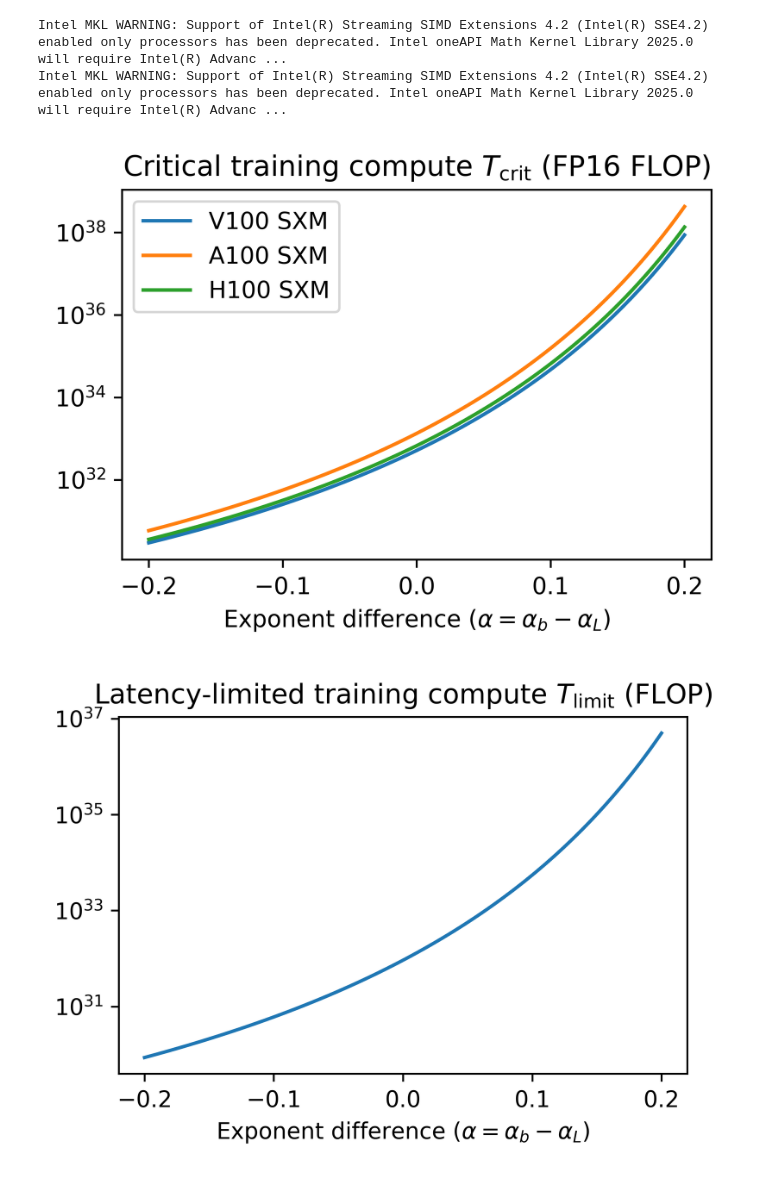
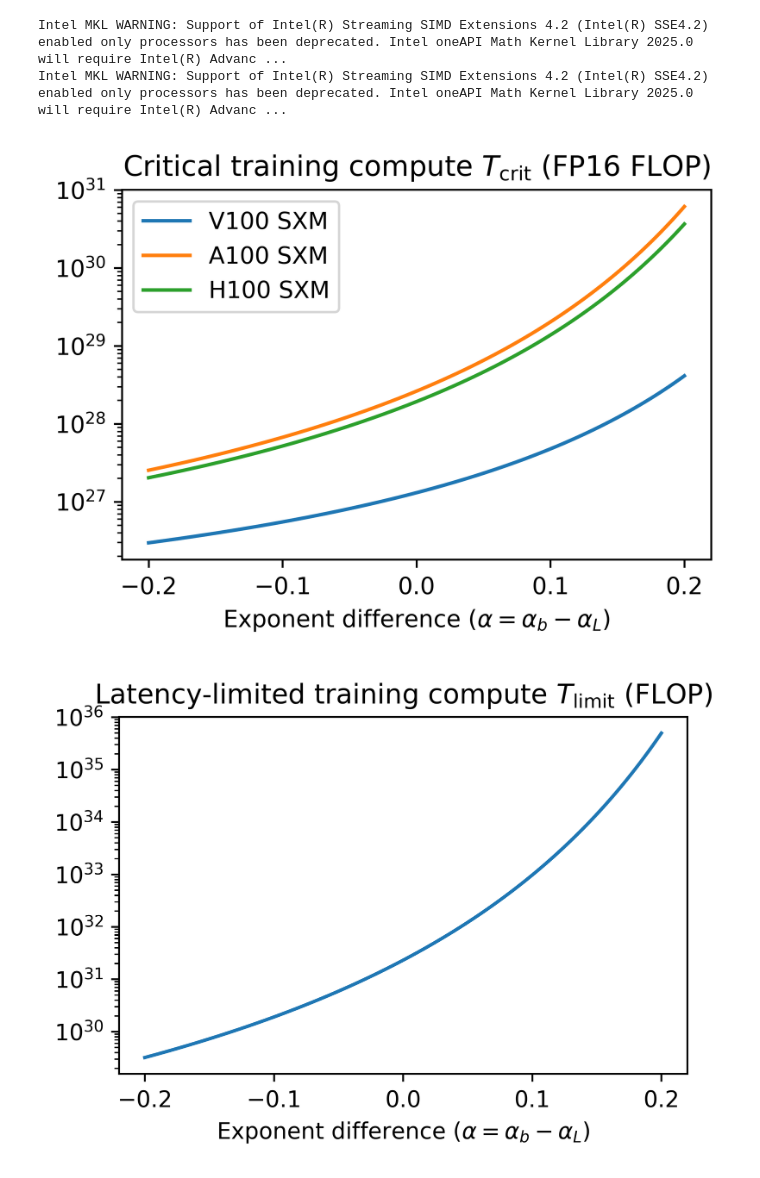
Before and after one commit to ege-erdil/limits_to_distributed_training, a Jupyter notebook: layer_and_batch_scaling.ipynb, the cells around one changed output. Saved outputs shown, nothing was run; the diff lists cells and outputs as text; code cells hidden in the pictures.

Commit message:
compute T_crit sensitivity at node level, use 9µs for T_limit

```diff
--- a/layer_and_batch_scaling.ipynb
+++ b/layer_and_batch_scaling.ipynb
@@ -18,30 +18,35 @@ training_duration_secs = 365.25 * 86400 / 4 # 3 months
 
 gpus = [V100_SXM2, A100, H100_SXM5]
 # %%
-nanobatch_size = 32 # b'
-
 plt.figure(dpi=600, figsize=(4.5, 3))
 for gpu in gpus:
-    mac_per_sec = gpu.max_flop_per_s/2
-    net_unidir_words_per_sec = gpu.network_bandwidths_per_level_Bps[0]/(2*gpu.bytewidth)
+    node_size = gpu.level_sizes[0]
+    mac_per_sec = node_size*gpu.max_flop_per_s/2
+    net_unidir_words_per_sec = node_size*gpu.network_bandwidths_per_level_Bps[1]/(2*gpu.bytewidth)
+    mem_unidir_words_per_sec = node_size*gpu.global_Bps/(2*gpu.bytewidth)
+    nanobatch_size = mac_per_sec / mem_unidir_words_per_sec
     activation_shard_size = (4 * mac_per_sec) / (3 * net_unidir_words_per_sec)
+
+    # print(f'MAC/s: {mac_per_sec:.2e}, Net words/s: {net_unidir_words_per_sec:.2e}, Mem words/s: {mem_unidir_words_per_sec:.2e}')
+    # print(f'Nanobatch size: {int(nanobatch_size)}, Activation shard size: {int(activation_shard_size)}')
+    # print(f'Critical compute for alpha=0: {flop_crit[alpha == 0][0]:.2e}')
     mac_crit = (1/960 * (ref_factor *
                         (mac_per_sec * training_duration_secs)/(activation_shard_size**2 * nanobatch_size))**2)**(1/(1-2*alpha))
     flop_crit = 2*mac_crit
     plt.plot(alpha, flop_crit, label=gpu.name)
 assert all(gpus[0].bitwidth == gpu.bitwidth for gpu in gpus)
 plt.title('Critical training compute $T_\\text{crit}$ '+f'(FP{gpus[0].bitwidth} FLOP)')
 plt.xlabel('Exponent difference ($\\alpha = \\alpha_b - \\alpha_L$)')
 plt.gcf().subplots_adjust(bottom=0.15)
 plt.yscale('log')
 plt.legend()
 plt.savefig("visuals/sensitivity_tcrit.png")
 plt.savefig("visuals/sensitivity_tcrit.pdf")
 plt.show()
 # %% [output]
-[figure, old version]
+[figure, new version]
 # %%
-latency_scale_secs = 4.5e-6
+latency_scale_secs = 9e-6
 
 plt.figure(dpi=600, figsize=(4.5, 3))
 mac_lim = (3/320 * (ref_factor * training_duration_secs/latency_scale_secs)**2)**(1/(1-2*alpha))
@@ -55,4 +60,4 @@ plt.savefig("visuals/sensitivity_tlimit.png")
 plt.savefig("visuals/sensitivity_tlimit.pdf")
 plt.show()
 # %% [output]
-[figure, old version]
+[figure, new version]
```
Also changed, not shown: 4 other files.
